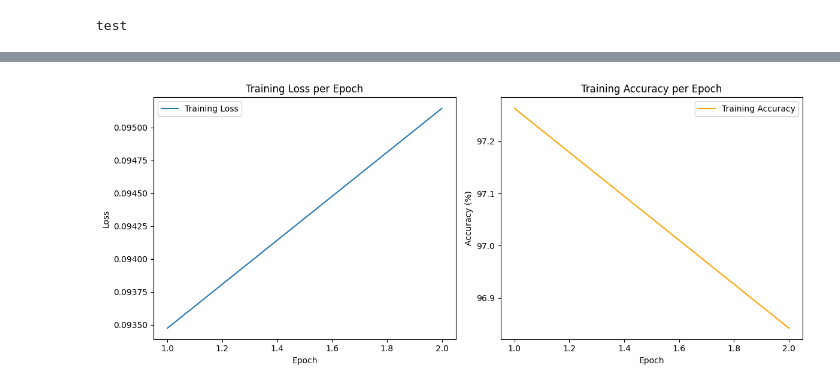
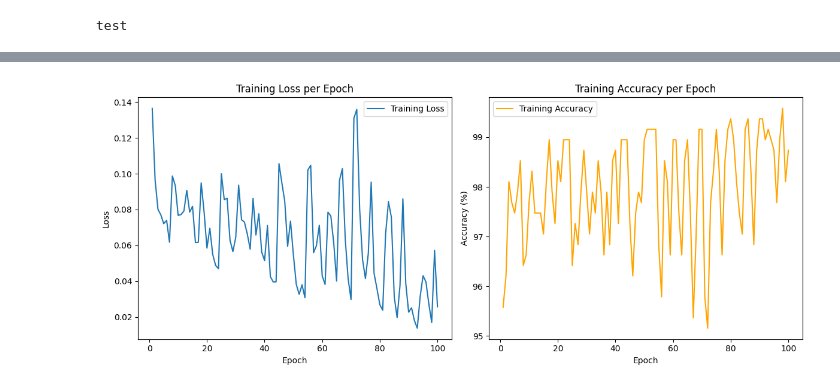
Before and after one commit to prabinbohara10/Eye-Gaze-Authentication, a Jupyter notebook: src/eye_gaze.ipynb, the cells around one changed output, grey strips where cells are left out. Saved outputs shown, nothing was run; the diff lists cells and outputs as text; code cells hidden in the pictures.

Commit message:
update: training for 100 epoch

```diff
--- a/src/eye_gaze.ipynb
+++ b/src/eye_gaze.ipynb
@@ -148,5 +148,5 @@ criterion = nn.CrossEntropyLoss()
 optimizer = optim.Adam(model.parameters(), lr=learning_rate)
 # %%
 #Training the model the model
-train_model(model, train_loader, criterion, optimizer, num_epochs=num_epochs)
+train_model(model, train_loader, criterion, optimizer, num_epochs=100)
 # %% [output]
@@ -155,4 +170,4 @@ Epoch [2/2], Loss: 0.0951, Accuracy: 96.84%
-[figure, old version]
+[figure, new version]
 # %%
 
 ### Evaluation of the model
```
Also changed, not shown: parts of 1 cell of this notebook.
